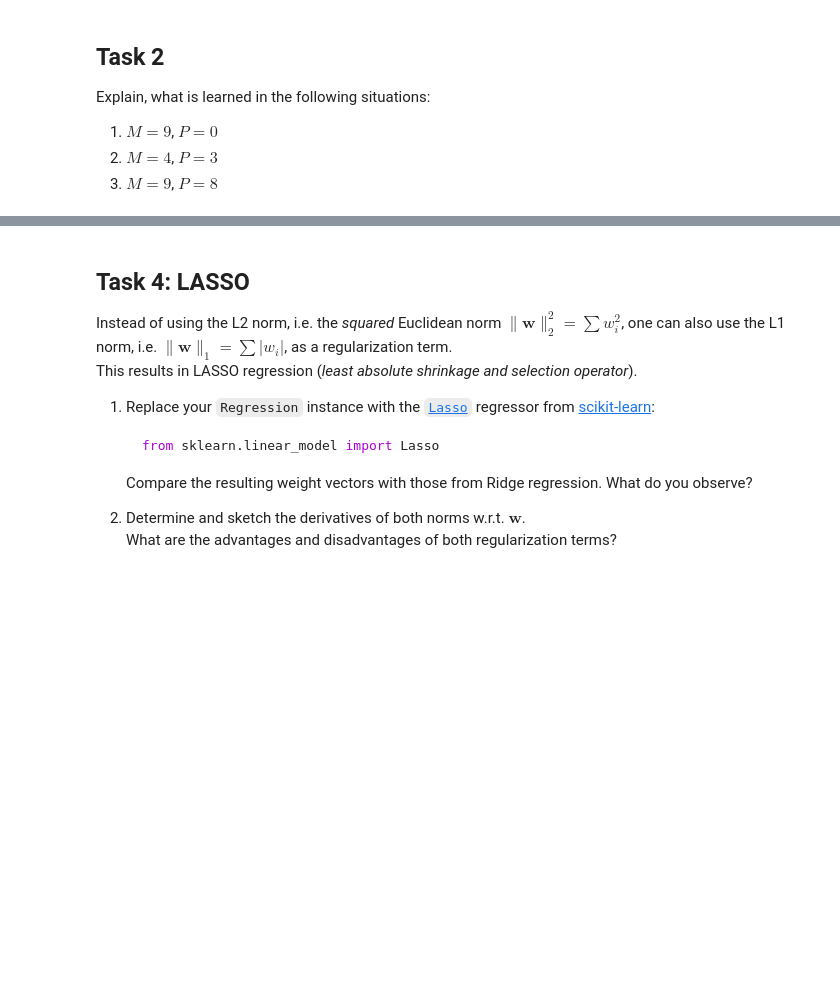
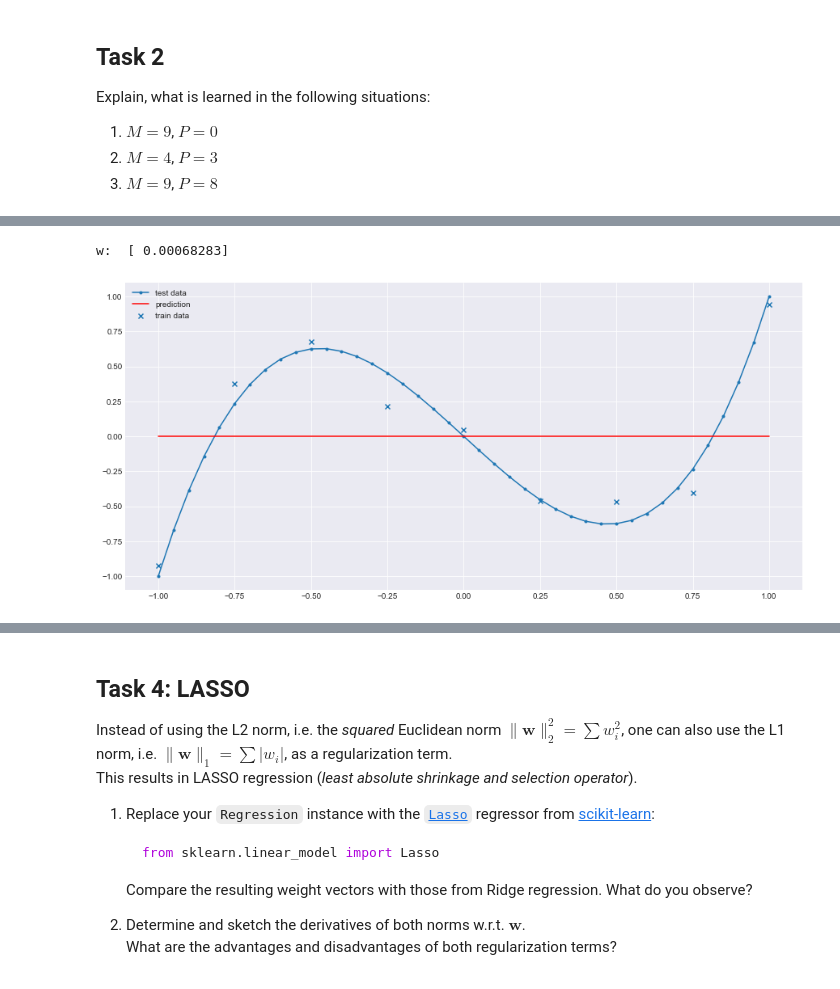
Before and after one commit to rhaschke/Neural-Networks, a Jupyter notebook: a3.ipynb, the cells around one changed output, grey strips where cells are left out. Drawn from its saved outputs; the diff is of its cells as text; code cells hidden in the pictures; blank space fills up the shorter version.

```diff
--- a/a3.ipynb
+++ b/a3.ipynb
@@ -22,22 +47,26 @@ What do you expect as optimal parameter values $w_0$ to $w_3$ for a polynomial m
 # %%
 class Regression:
+    def __init__(self, alpha=0.0):
+        self.w = np.zeros(0)
+        self.alpha = alpha
+
     def predict(self, X):  # apply prediction model to data X
         return np.dot(X, self.w)
 
-    def fit(self, X, y):  # TODO: compute optimal weights for training data (X,y)
-        self.w = np.zeros(X.shape[1])
+    def fit(self, X, y):  # compute optimal weights for training data (X,y)
+        self.w = np.linalg.inv(X.T.dot(X) + self.alpha*np.eye(X.shape[1])).dot(X.T.dot(y))
 # %%
 from matplotlib import pyplot as plt
 from ipywidgets import interact
 
 # @interact makes the following function (update) interactive, with sliders for M and P
-@interact(M=(1, len(X)), P=(0, 8))
-def update(M=len(X), P=3):
+@interact(M=(1, len(X)), P=(0, 8), alpha=(-10.0, 10.0, 1.0))
+def update(M=len(X), P=3, alpha=-10.0):
     def design_matrix(X):  # compute polynomial features
         return np.power(np.transpose([X]), range(0, P+1))
 
     # train regression model
-    reg = Regression()
+    reg = Regression(alpha=10**alpha)  # use exponential mapping for alpha
     reg.fit(design_matrix(X[0:M]), y[0:M])  # fit the first M training points only
     print('w: ', reg.w)
 
@@ -57,0 +98,5 @@ Explain, what is learned in the following situations:
+# %%
+update(M=len(X), P=0, alpha=-10.0)
+# %% [output]
+w:  [ 0.00068283]
+[figure, added]
```
Also changed, not shown: parts of 16 cells of this notebook.
